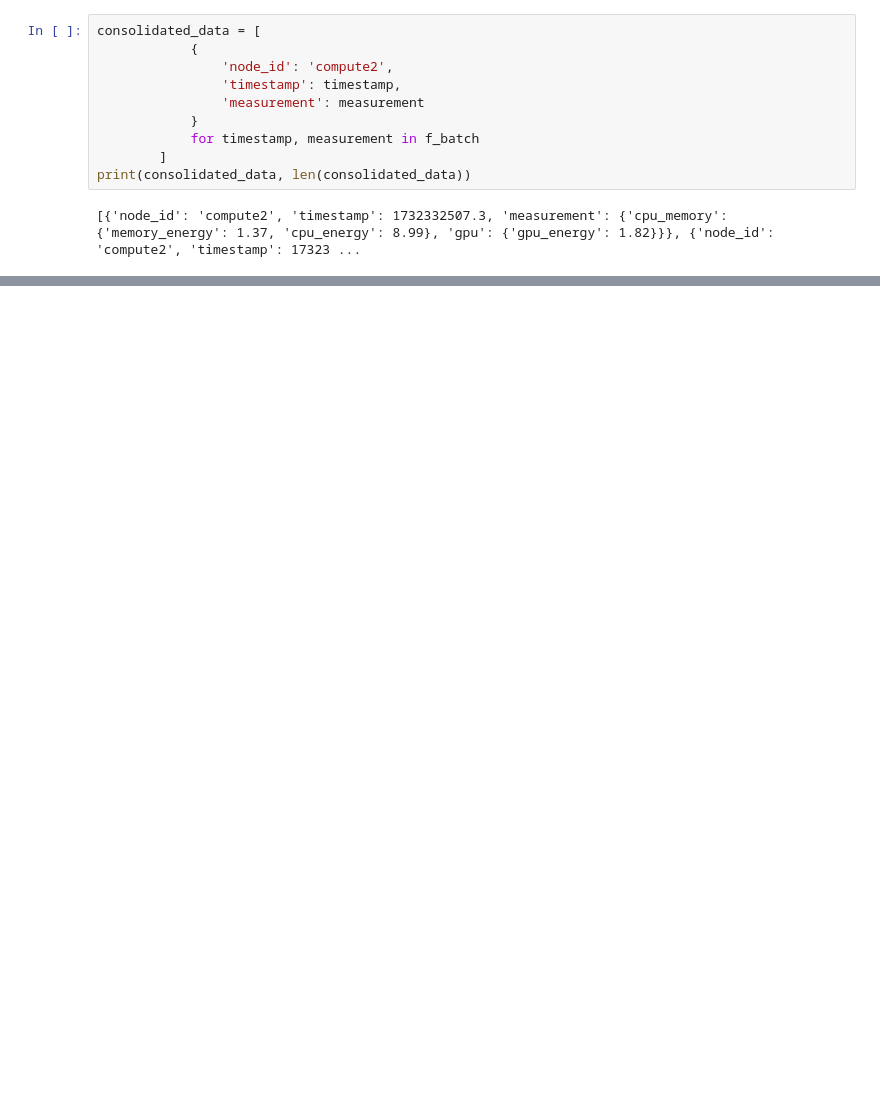
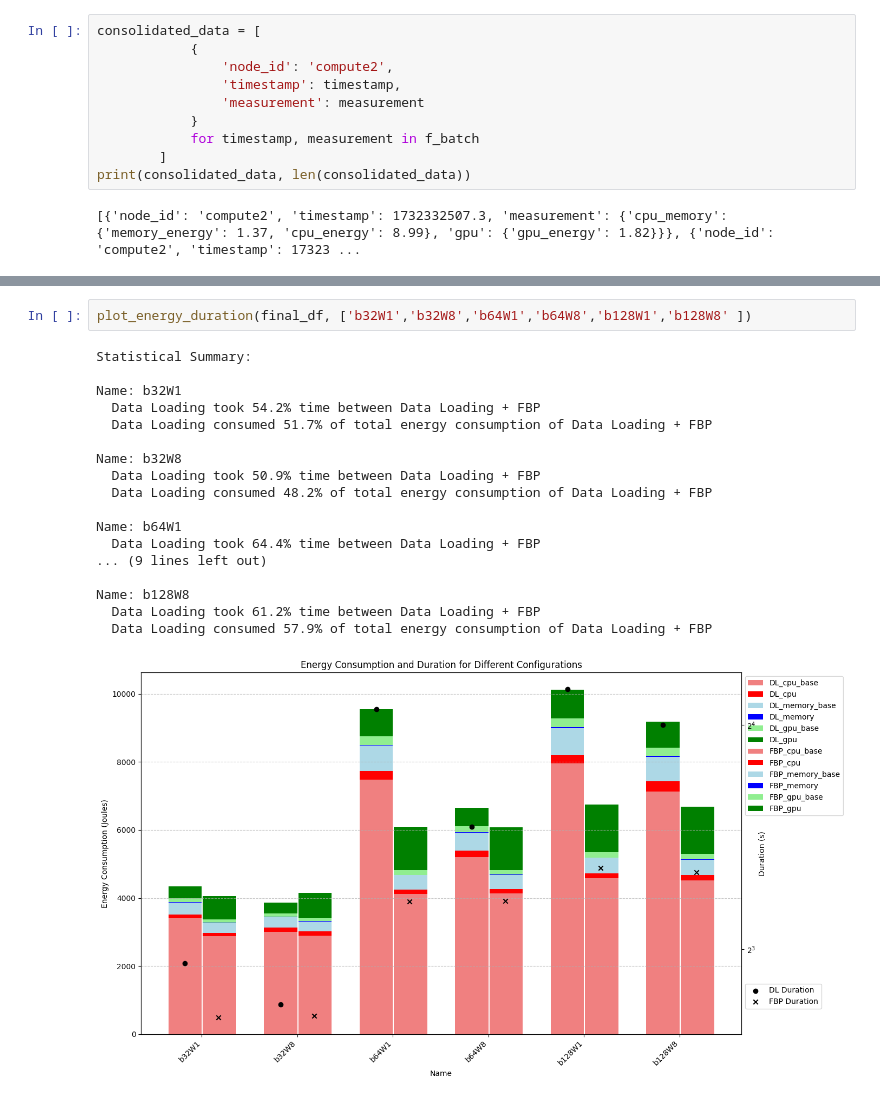
Before and after one commit to H-jamil/MultiNodeEnergyTracker, a Jupyter notebook: test_code.ipynb, the cells around one changed output, grey strips where cells are left out. Drawn from its saved outputs; the diff is of its cells as text; blank space fills up the shorter version.

```diff
--- a/test_code.ipynb
+++ b/test_code.ipynb
@@ -357,0 +1150,21 @@ print(consolidated_data, len(consolidated_data))
+# %%
+plot_energy_duration(final_df, ['b32W1','b32W8','b64W1','b64W8','b128W1','b128W8' ])
+# %% [output]
+Statistical Summary:
+
+Name: b32W1
+  Data Loading took 54.2% time between Data Loading + FBP
+  Data Loading consumed 51.7% of total energy consumption of Data Loading + FBP
+
+Name: b32W8
+  Data Loading took 50.9% time between Data Loading + FBP
+  Data Loading consumed 48.2% of total energy consumption of Data Loading + FBP
+
+Name: b64W1
+  Data Loading took 64.4% time between Data Loading + FBP
+... (9 lines left out)
+
+Name: b128W8
+  Data Loading took 61.2% time between Data Loading + FBP
+  Data Loading consumed 57.9% of total energy consumption of Data Loading + FBP
+[figure, added]
```
Also changed, not shown: parts of 18 cells of this notebook, 14 other files.
